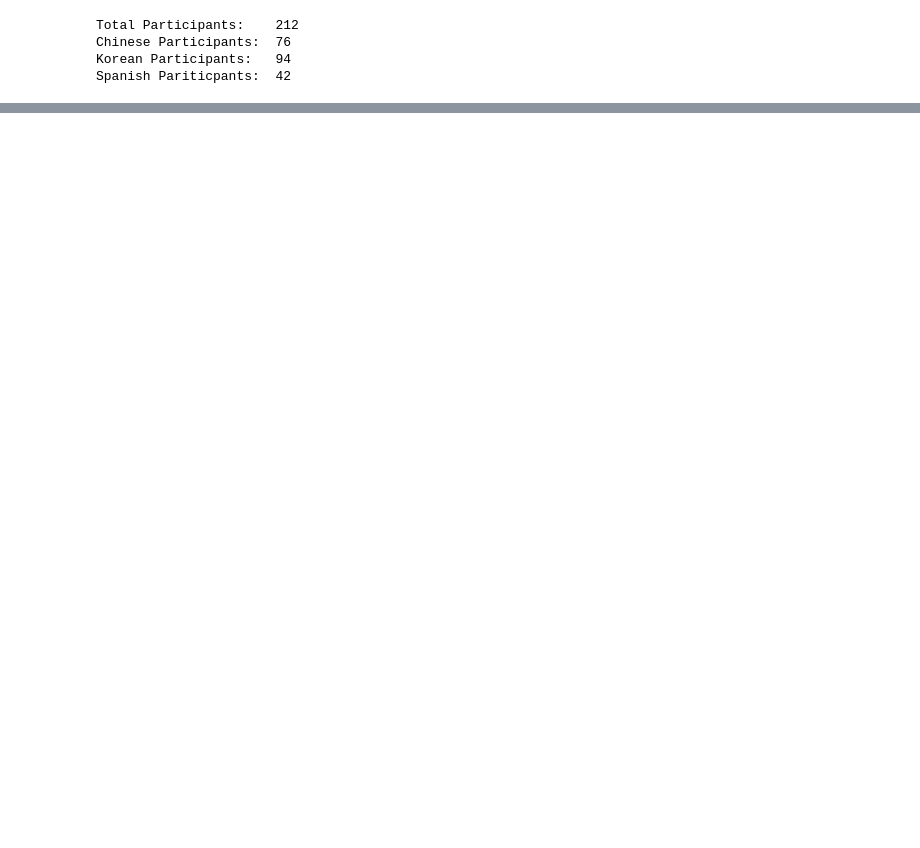
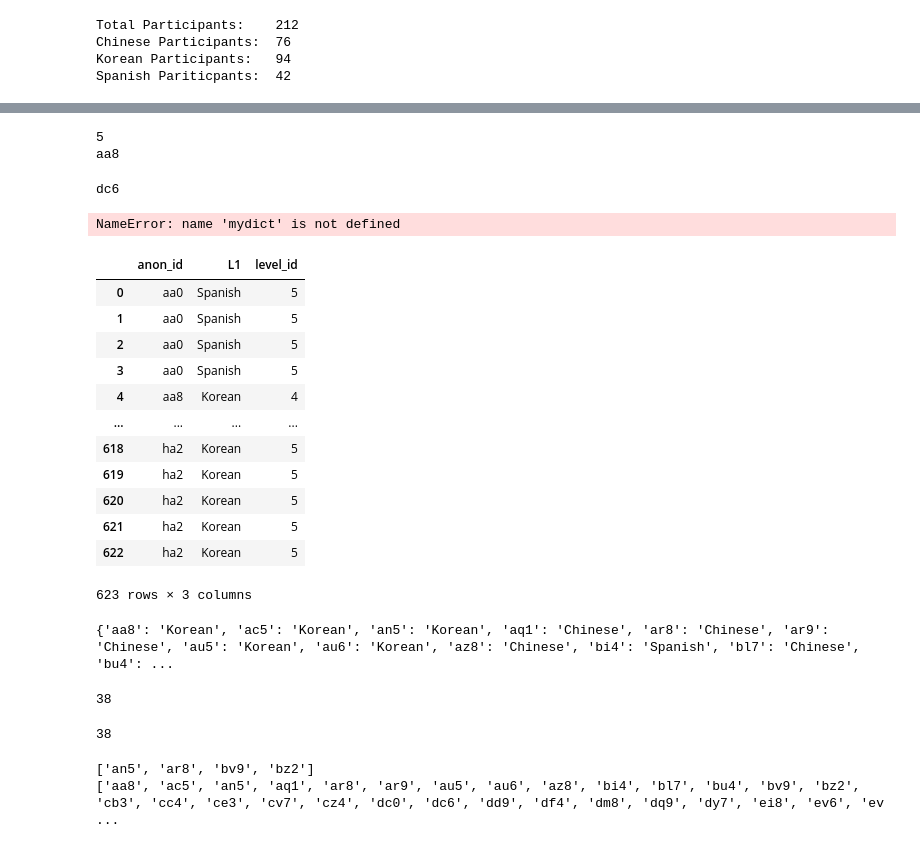
Before and after one commit to mencer456/LRDC-Research, a Jupyter notebook: data-analysis.ipynb, the cells around one changed output, grey strips where cells are left out. Drawn from its saved outputs; the diff is of its cells as text; code cells hidden in the pictures; blank space fills up the shorter version.

```diff
--- a/data-analysis.ipynb
+++ b/data-analysis.ipynb
@@ -79,0 +361,20 @@ Text(0.5, 1.0, 'Number of Participants of each Language')
+# %%
+anon_ids.sort()
+val=binarySearchArr(anon_ids, 'aa8')
+print(val)
+print(anon_ids[val])
+# %% [output]
+5
+aa8
+# %%
+index=binarySearch(in_45, 'bz2')
+print(in_45[index])
+# %% [output]
+dc6
+# %%
+key="one"
+
+if key in mydict.keys():
+    print("Key exists")
+# %% [output]
+NameError: name 'mydict' is not defined
@@ -79,0 +383,44 @@ Text(0.5, 1.0, 'Number of Participants of each Language')
+# %%
+sorted_df=ids_lvl.sort_values(by=['anon_id']).reset_index(drop=True)
+#sorted_df.reindex(drop=True)
+sorted_df
+# %% [output]
+|  | anon_id | L1 | level_id |
+| 0 | aa0 | Spanish | 5 |
+| 1 | aa0 | Spanish | 5 |
+| 2 | aa0 | Spanish | 5 |
+| 3 | aa0 | Spanish | 5 |
+| 4 | aa8 | Korean | 4 |
+| ... | ... | ... | ... |
+| 618 | ha2 | Korean | 5 |
+| 619 | ha2 | Korean | 5 |
+| 620 | ha2 | Korean | 5 |
+| 621 | ha2 | Korean | 5 |
+| 622 | ha2 | Korean | 5 |
+623 rows × 3 columns
+# %%
+index=0
+lang_dict={}
+for i in in_45:
+    df_index=binarySearchArr(anon_ids,i)
+    key=sorted_df.at[df_index,'anon_id']
+    val=sorted_df.at[df_index,'L1']
+    if key not in lang_dict.keys():
+        lang_dict.update({key: val})
+print(lang_dict)
+# %% [output]
+{'aa8': 'Korean', 'ac5': 'Korean', 'an5': 'Korean', 'aq1': 'Chinese', 'ar8': 'Chinese', 'ar9': 'Chinese', 'au5': 'Korean', 'au6': 'Korean', 'az8': 'Chinese', 'bi4': 'Spanish', 'bl7': 'Chinese', 'bu4': ...
+# %%
+len(lang_dict)
+# %% [output]
+38
+# %%
+len(in_45)
+# %% [output]
+38
+# %%
+print(all_three)
+print(in_45)
+# %% [output]
+['an5', 'ar8', 'bv9', 'bz2']
+['aa8', 'ac5', 'an5', 'aq1', 'ar8', 'ar9', 'au5', 'au6', 'az8', 'bi4', 'bl7', 'bu4', 'bv9', 'bz2', 'cb3', 'cc4', 'ce3', 'cv7', 'cz4', 'dc0', 'dc6', 'dd9', 'df4', 'dm8', 'dq9', 'dy7', 'ei8', 'ev6', 'ev ...
```
Also changed, not shown: parts of 35 cells of this notebook, 1 other file.
